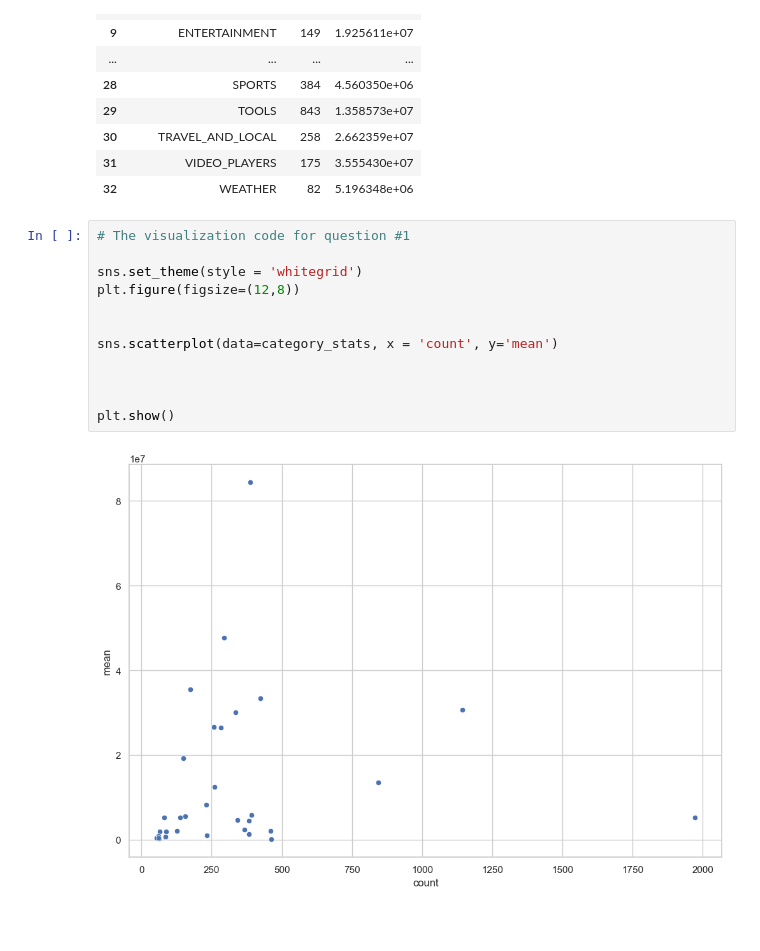
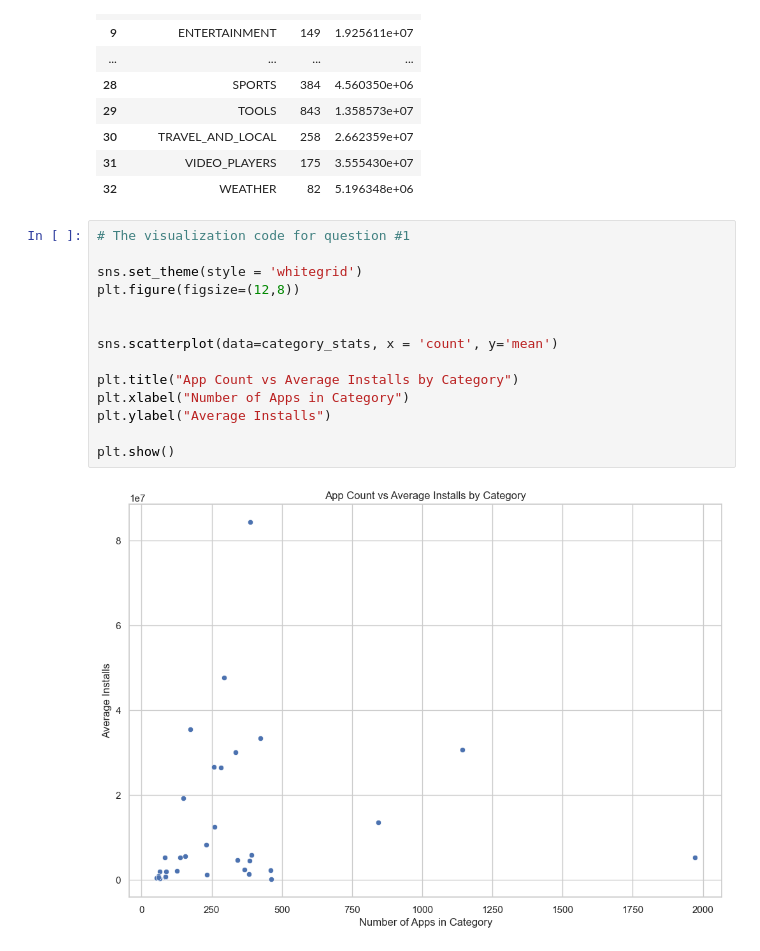
Before and after one commit to Harish-Senthilkumar/google-play-store-analysis, a Jupyter notebook: notebooks/analysis.ipynb, the cells around one changed output. Drawn from its saved outputs; the diff is of its cells as text; blank space fills up the shorter version.

```diff
--- a/notebooks/analysis.ipynb
+++ b/notebooks/analysis.ipynb
@@ -358,14 +358,16 @@ category_stats
 # %%
 # The visualization code for question #1
 
 sns.set_theme(style = 'whitegrid')
 plt.figure(figsize=(12,8))
 
 
 sns.scatterplot(data=category_stats, x = 'count', y='mean')
 
-
+plt.title("App Count vs Average Installs by Category")
+plt.xlabel("Number of Apps in Category")
+plt.ylabel("Average Installs")
 
 plt.show()
 # %% [output]
-[figure, old version]
+[figure, new version]
```
Also changed, not shown: parts of 3 cells of this notebook.
